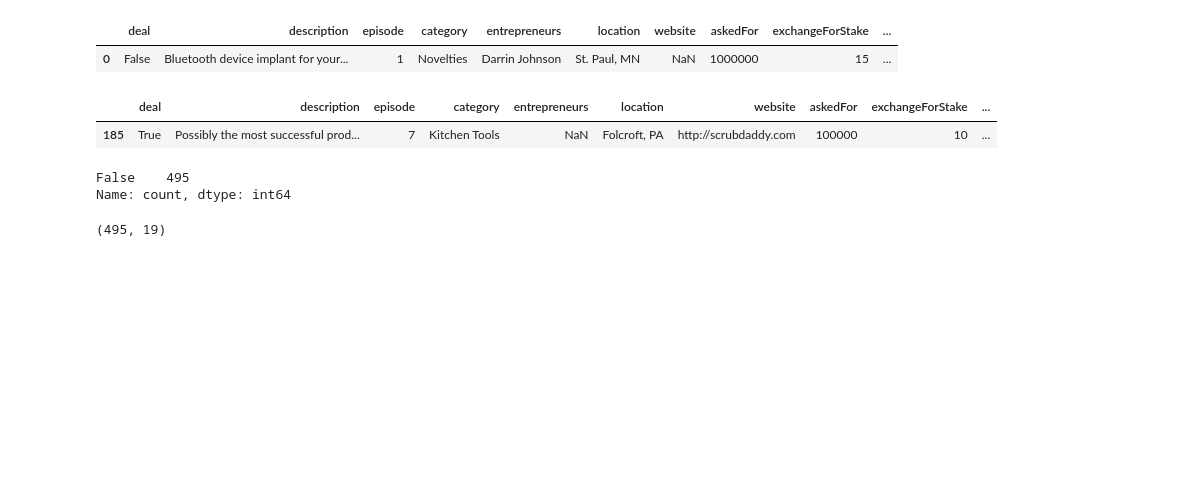
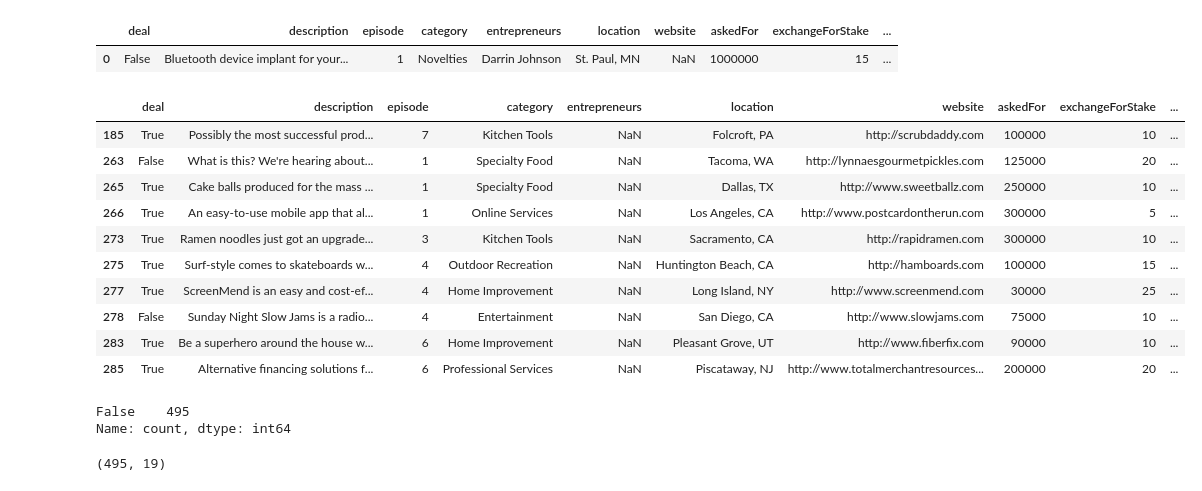
Before and after one commit to SaadNasir92/Shark_Tank_Deals_Analysis, a Jupyter notebook: eda.ipynb, the cells around one changed output. Saved outputs shown, nothing was run; the diff lists cells and outputs as text; code cells hidden in the pictures; blank space fills up the shorter version.

```diff
--- a/eda.ipynb
+++ b/eda.ipynb
@@ -72,10 +72,19 @@ df1.loc[df1['website'].isna(), :].head(1)
 |  | deal | description | episode | category | entrepreneurs | location | website | askedFor | exchangeForStake | ... |
 | 0 | False | Bluetooth device implant for your... | 1 | Novelties | Darrin Johnson | St. Paul, MN | NaN | 1000000 | 15 | ... |
 # %%
-df1.loc[df1['entrepreneurs'].isna(), :].head(1)
+df1.loc[df1['entrepreneurs'].isna(), :].head(10)
 # %% [output]
 |  | deal | description | episode | category | entrepreneurs | location | website | askedFor | exchangeForStake | ... |
 | 185 | True | Possibly the most successful prod... | 7 | Kitchen Tools | NaN | Folcroft, PA | http://scrubdaddy.com | 100000 | 10 | ... |
+| 263 | False | What is this? We're hearing about... | 1 | Specialty Food | NaN | Tacoma, WA | http://lynnaesgourmetpickles.com | 125000 | 20 | ... |
+| 265 | True | Cake balls produced for the mass ... | 1 | Specialty Food | NaN | Dallas, TX | http://www.sweetballz.com | 250000 | 10 | ... |
+| 266 | True | An easy-to-use mobile app that al... | 1 | Online Services | NaN | Los Angeles, CA | http://www.postcardontherun.com | 300000 | 5 | ... |
+| 273 | True | Ramen noodles just got an upgrade... | 3 | Kitchen Tools | NaN | Sacramento, CA | http://rapidramen.com | 300000 | 10 | ... |
+| 275 | True | Surf-style comes to skateboards w... | 4 | Outdoor Recreation | NaN | Huntington Beach, CA | http://hamboards.com | 100000 | 15 | ... |
+| 277 | True | ScreenMend is an easy and cost-ef... | 4 | Home Improvement | NaN | Long Island, NY | http://www.screenmend.com | 30000 | 25 | ... |
+| 278 | False | Sunday Night Slow Jams is a radio... | 4 | Entertainment | NaN | San Diego, CA | http://www.slowjams.com | 75000 | 10 | ... |
+| 283 | True | Be a superhero around the house w... | 6 | Home Improvement | NaN | Pleasant Grove, UT | http://www.fiberfix.com | 90000 | 10 | ... |
+| 285 | True | Alternative financing solutions f... | 6 | Professional Services | NaN | Piscataway, NJ | http://www.totalmerchantresources... | 200000 | 20 | ... |
 # %%
 df1.duplicated().value_counts()
 # %% [output]
```
Also changed, not shown: parts of 2 cells of this notebook, 2 other files.
